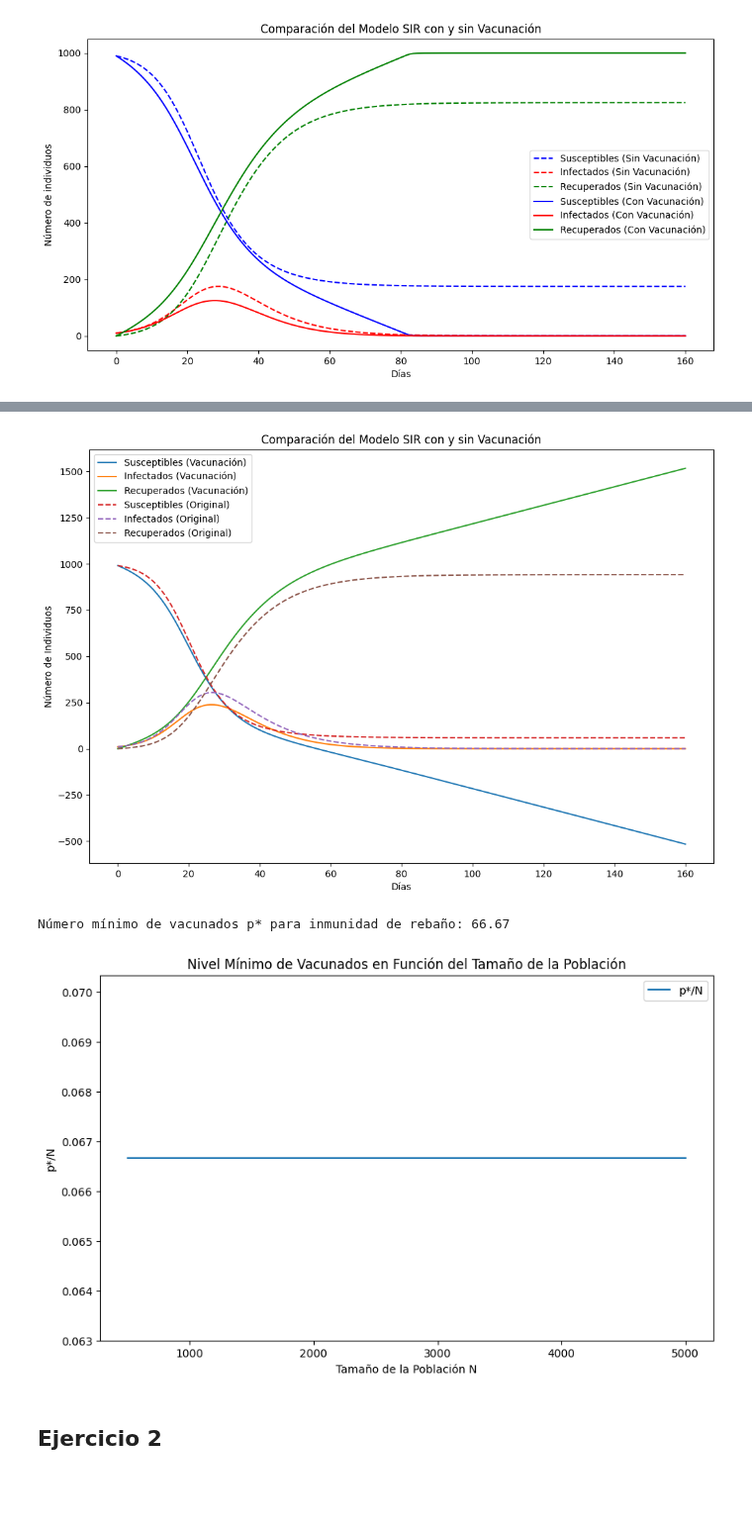
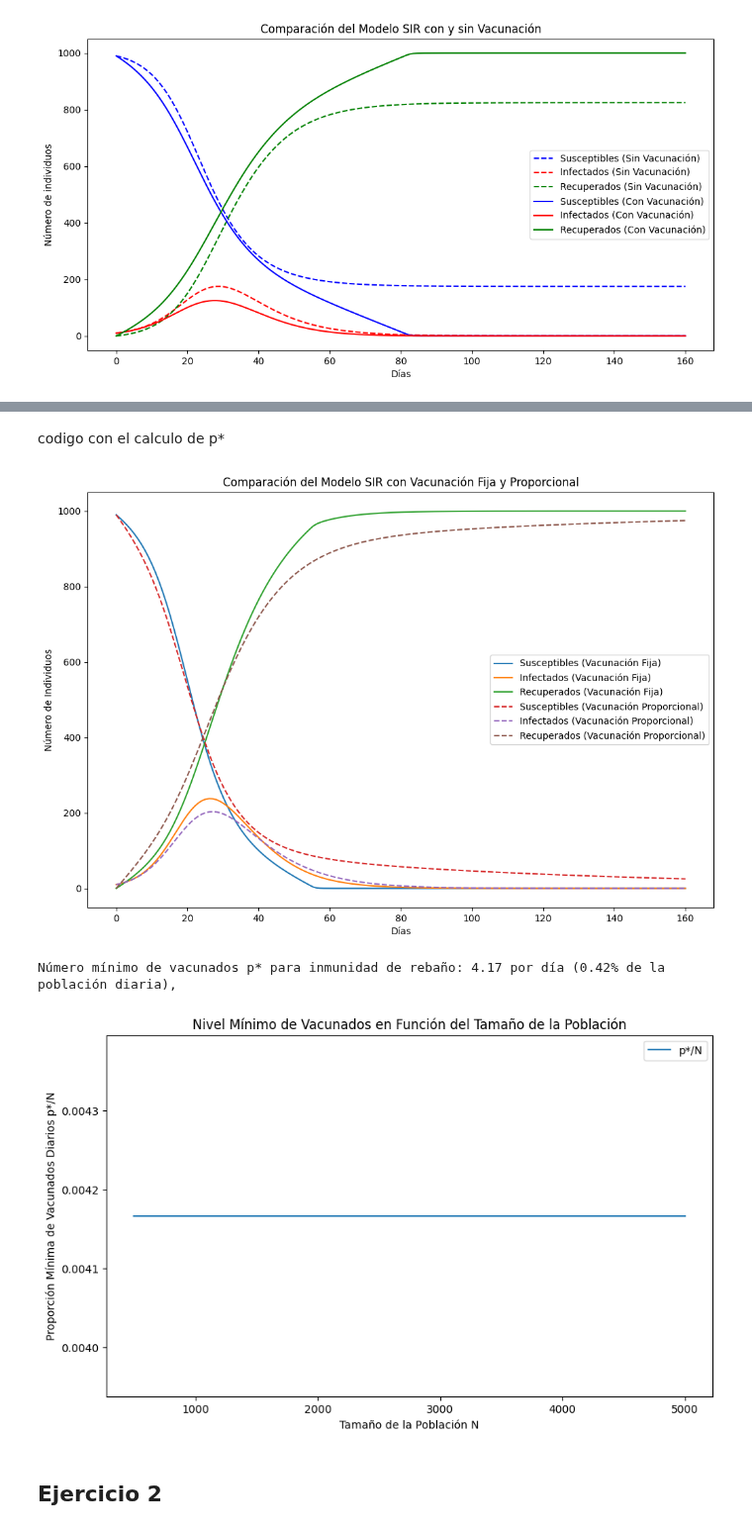
Before and after one commit to Davidgrcdz/SACSE-Practicas, a Jupyter notebook: Ejercicios/Ejercicios_propuestos_práctica3.ipynb, the cells around one changed output, grey strips where cells are left out. Shown at 99% size. Cells and saved outputs as stored; diff of their text form; code cells hidden in the pictures; blank space fills up the shorter version.

```diff
--- a/Ejercicios/Ejercicios_propuestos_práctica3.ipynb
+++ b/Ejercicios/Ejercicios_propuestos_práctica3.ipynb
@@ -266,30 +353,29 @@ plt.show()
+# %% [markdown]
+codigo con el calculo de p*
 # %%
-import numpy as np
-import matplotlib.pyplot as plt
-from scipy.integrate import odeint
-
 # Definir los parámetros del modelo
 re = 3         # número de encuentros por día
-ri = 0.1       # tasas de infección
+ri = 0.1       # tasa de infección por encuentro
 beta = re * ri # tasa de contacto por día
 gamma = 0.1    # tasa de recuperación
 N = 1000       # tamaño de la población
 p = 5          # número de personas vacunadas por día
 
-# Función del modelo SIR con vacunación diaria
+# (a) Función del modelo SIR con vacunación diaria fija
 def model_sir_vacunacion(y, t, beta, gamma, N, p):
     S, I, R = y
-    dSdt = -beta * S * I / N - p
+    dSdt = -beta * S * I / N - p if S > p else -beta * S * I / N - S  # Evita que S sea negativo
     dIdt = beta * S * I / N - gamma * I
-    dRdt = gamma * I + p
+    dRdt = gamma * I + p if S > p else gamma * I + S
     return [dSdt, dIdt, dRdt]
 
-# Función del modelo SIR original
-def model_sir_original(y, t, beta, gamma):
+# (b) Función del modelo SIR original con vacunación proporcional (porcentaje de la población vacunado cada día)
+def model_sir_proporcional(y, t, beta, gamma, N, vac_proporcional):
     S, I, R = y
-    dSdt = -beta * S * I / N
+    vacunados_dia = vac_proporcional * S  # Vacunación como porcentaje de susceptibles
+    dSdt = -beta * S * I / N - vacunados_dia
     dIdt = beta * S * I / N - gamma * I
-    dRdt = gamma * I
+    dRdt = gamma * I + vacunados_dia
     return [dSdt, dIdt, dRdt]
 
 # Condiciones iniciales
@@ -300,56 +386,61 @@ R0 = 0         # fracción inicial de recuperados
 # Tiempo de simulación
 days = 160  # número de días a simular
 t = np.linspace(0, days, days)
 
-# Resolver el sistema de ecuaciones diferenciales para el modelo SIR con vacunación
+# Resolver el sistema de ecuaciones para el modelo con vacunación fija
 initial_conditions_vacunacion = [S0, I0, R0]
 solution_vacunacion = odeint(model_sir_vacunacion, initial_conditions_vacunacion, t, args=(beta, gamma, N, p))
 S_vacunacion, I_vacunacion, R_vacunacion = solution_vacunacion.T
 
-# Resolver el sistema de ecuaciones diferenciales para el modelo SIR original
-initial_conditions_original = [S0, I0, R0]
-solution_original = odeint(model_sir_original, initial_conditions_original, t, args=(beta, gamma))
-S_original, I_original, R_original = solution_original.T
+# Resolver el sistema de ecuaciones para el modelo con vacunación proporcional (por ejemplo, el 1% diario)
+vac_proporcional = 0.01
+solution_proporcional = odeint(model_sir_proporcional, initial_conditions_vacunacion, t, args=(beta, gamma, N, vac_proporcional))
+S_proporcional, I_proporcional, R_proporcional = solution_proporcional.T
 
-# Graficar los resultados
+# Graficar la comparación de los resultados
 plt.figure(figsize=(12, 8))
-plt.plot(t, S_vacunacion, label='Susceptibles (Vacunación)')
-plt.plot(t, I_vacunacion, label='Infectados (Vacunación)')
-plt.plot(t, R_vacunacion, label='Recuperados (Vacunación)')
-plt.plot(t, S_original, '--', label='Susceptibles (Original)')
-plt.plot(t, I_original, '--', label='Infectados (Original)')
-plt.plot(t, R_original, '--', label='Recuperados (Original)')
+plt.plot(t, S_vacunacion, label='Susceptibles (Vacunación Fija)')
+plt.plot(t, I_vacunacion, label='Infectados (Vacunación Fija)')
+plt.plot(t, R_vacunacion, label='Recuperados (Vacunación Fija)')
+plt.plot(t, S_proporcional, '--', label='Susceptibles (Vacunación Proporcional)')
+plt.plot(t, I_proporcional, '--', label='Infectados (Vacunación Proporcional)')
+plt.plot(t, R_proporcional, '--', label='Recuperados (Vacunación Proporcional)')
 plt.xlabel('Días')
 plt.ylabel('Número de Individuos')
 plt.legend()
-plt.title('Comparación del Modelo SIR con y sin Vacunación')
+plt.title('Comparación del Modelo SIR con Vacunación Fija y Proporcional')
 plt.show()
 
-# Encontrar el número mínimo de vacunados p* para inmunidad de rebaño
+# (c) Calcular el número mínimo de vacunados diarios p* para inmunidad de rebaño
 def encontrar_p_estrella(beta, gamma, N):
     R0 = beta / gamma
-    p_estrella = (1 - 1/R0) * N * gamma
+    umbral_inmunidad = 1 - 1 / R0
+    total_vacunados_necesarios = umbral_inmunidad * N  # Personas a inmunizar para lograr el umbral de inmunidad
+    p_estrella = total_vacunados_necesarios / days  # Distribuido en los días de simulación (ajustable)
     return p_estrella
 
 p_estrella = encontrar_p_estrella(beta, gamma, N)
-print(f'Número mínimo de vacunados p* para inmunidad de rebaño: {p_estrella:.2f}')
+#total_vacunados_necesarios = encontrar_p_estrella(beta, gamma, N)
+porcentaje_p_estrella = (p_estrella / N) * 100
+print(f'Número mínimo de vacunados p* para inmunidad de rebaño: {p_estrella:.2f} por día ({porcentaje_p_estrella:.2f}% de la población diaria),')
+#print(f'Total de {total_vacunados_necesarios:.0f} personas a vacunar para lograr el umbral de inmunidad.')
 
-# Estudiar el nivel mínimo de vacunados en función del tamaño de la población N
+# (d) Estudiar p*/N en función de N y graficarlo
 Ns = np.linspace(500, 5000, 10)
 p_estrella_N = [encontrar_p_estrella(beta, gamma, N) for N in Ns]
+p_estrella_por_N = [p / N for p, N in zip(p_estrella_N, Ns)]
 
-# Graficar p*/N en función de N
 plt.figure(figsize=(10, 6))
-plt.plot(Ns, p_estrella_N / Ns, label='p*/N')
+plt.plot(Ns, p_estrella_por_N, label='p*/N')
 plt.xlabel('Tamaño de la Población N')
-plt.ylabel('p*/N')
+plt.ylabel('Proporción Mínima de Vacunados Diarios p*/N')
 plt.title('Nivel Mínimo de Vacunados en Función del Tamaño de la Población')
 plt.legend()
 plt.show()
 # %% [output]
-[figure, old version]
+[figure, new version]
-Número mínimo de vacunados p* para inmunidad de rebaño: 66.67
+Número mínimo de vacunados p* para inmunidad de rebaño: 4.17 por día (0.42% de la población diaria),
-[figure, old version]
+[figure, new version]
 # %% [markdown]
 ## Ejercicio 2
 # %% [markdown]
```
Also changed, not shown: parts of 8 cells of this notebook.
